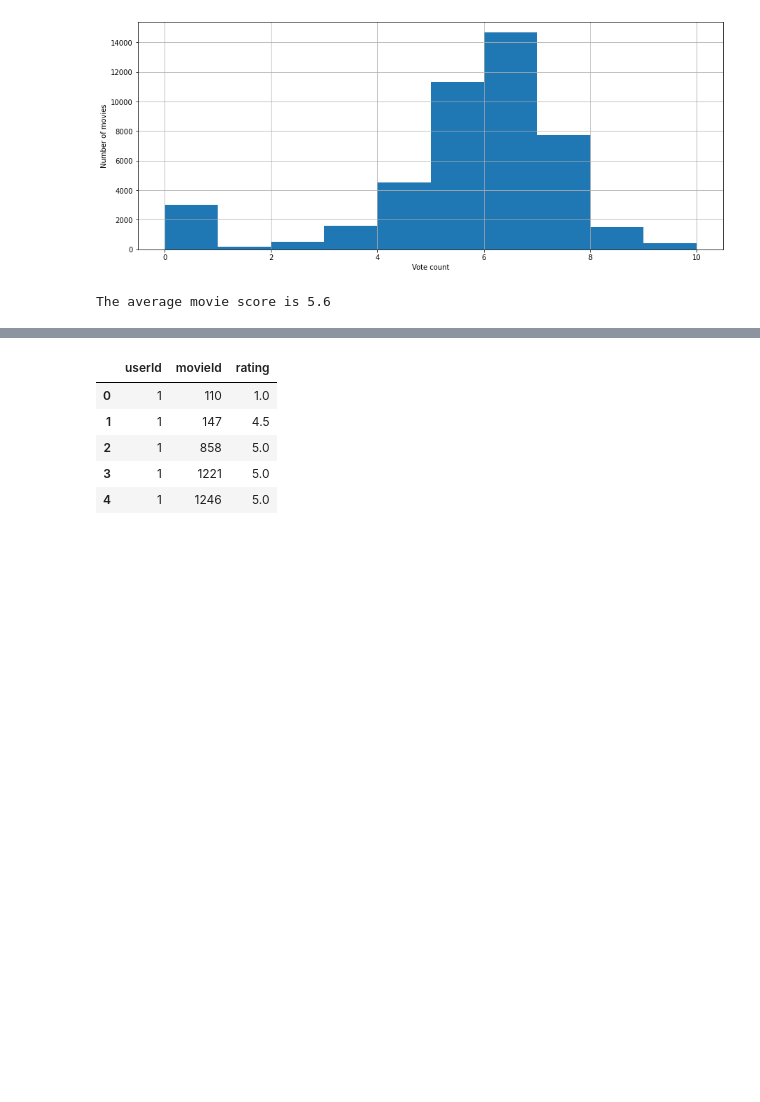
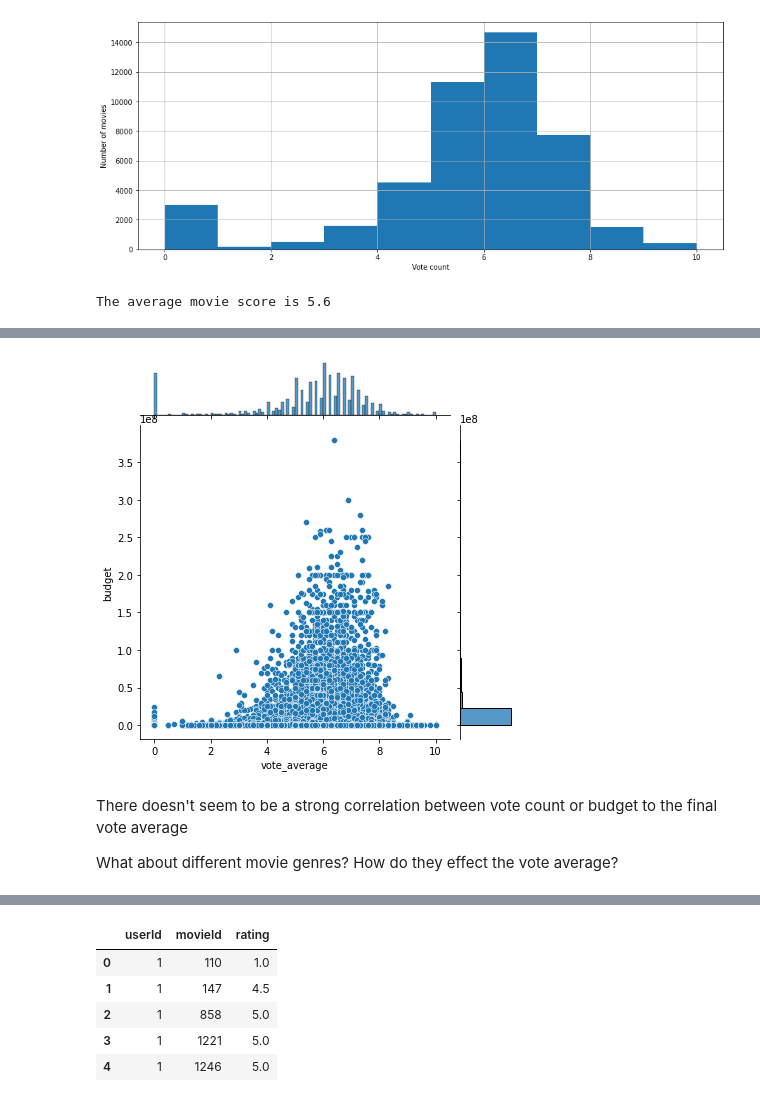
Before and after one commit to adi-benz/movies-rating-analysis, a Jupyter notebook: analysis.ipynb, the cells around one changed output, grey strips where cells are left out. Drawn from its saved outputs; the diff is of its cells as text; code cells hidden in the pictures; blank space fills up the shorter version.

```diff
--- a/analysis.ipynb
+++ b/analysis.ipynb
@@ -338,0 +331,9 @@ We can deduce most movies have less than 500 ratings, and the average rating of
+# %%
+j = sns.jointplot(data=movies, x='vote_average', y='budget')
+plt.show()
+# %% [output]
+[figure, added]
+# %% [markdown]
+There doesn't seem to be a strong correlation between vote count or budget to the final vote average
+
+What about different movie genres? How do they effect the vote average?
```
Also changed, not shown: parts of 74 cells of this notebook.
